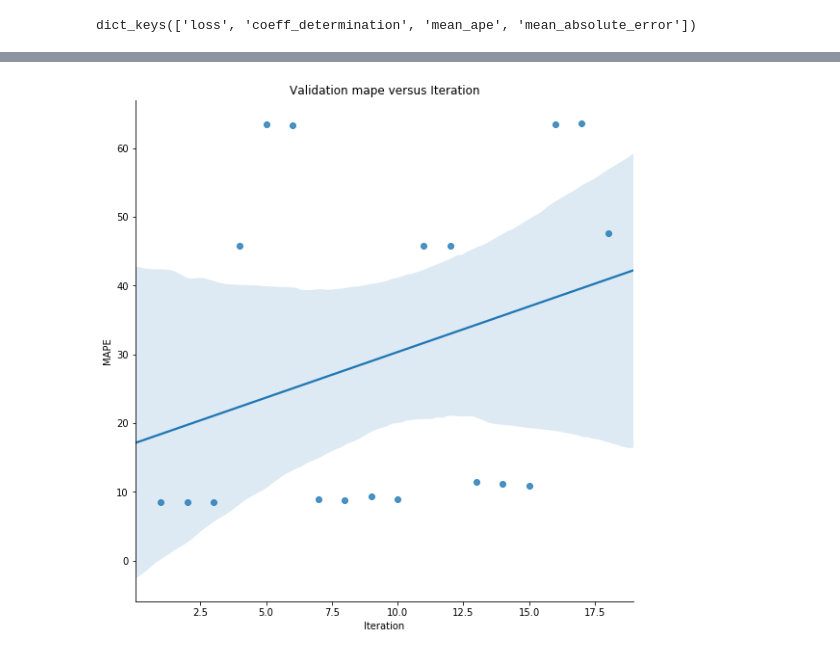
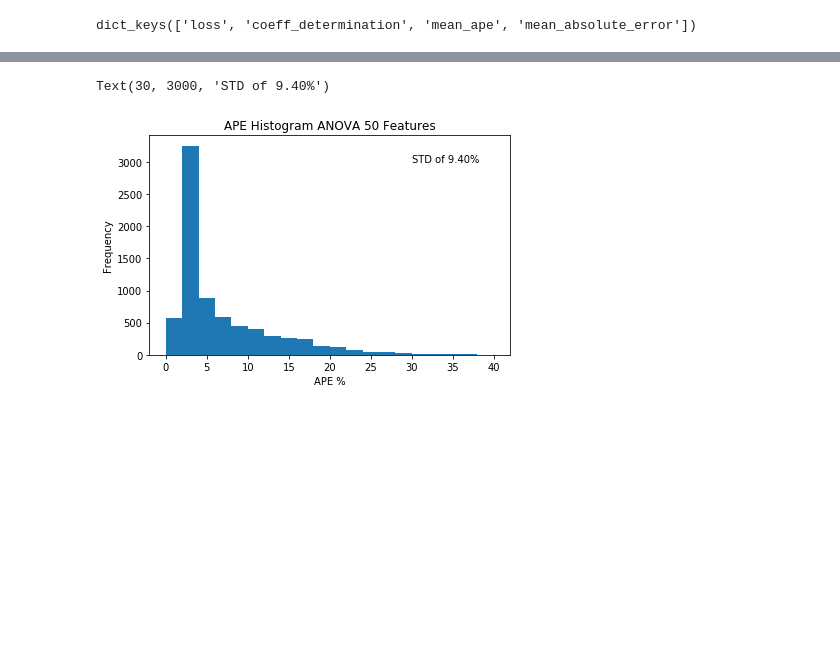
Before and after one commit to xinxinmo/DataXMerckChallenge, a Jupyter notebook: scripts/DATA_X_Baseline_ANN_ANOVA_features.ipynb, the cells around one changed output, grey strips where cells are left out. Saved outputs shown, nothing was run; the diff lists cells and outputs as text; code cells hidden in the pictures; blank space fills up the shorter version.

```diff
--- a/scripts/DATA_X_Baseline_ANN_ANOVA_features.ipynb
+++ b/scripts/DATA_X_Baseline_ANN_ANOVA_features.ipynb
@@ -247,11 +150,13 @@ hyp
-# %%
-# MAPE Score
-#hyp.sort_values('mean_test_score', inplace = True)
-
-# Plot of scores over the course of searching
-#sns.lmplot(hyp.index.values, hyp['MAPE'], data = hyp, hue = 'data', size = 8);
-plot = sns.lmplot('index', 'MAPE',data=hyp, size = 8);
-#plt.scatter(hyp.index, hyp['MAPE'],  marker = '*', s = 400, c = 'blue')
-plt.xlabel('Iteration'); plt.ylabel('MAPE'); plt.title("Validation mape versus Iteration");
-# %% [output]
-[figure, removed]
+# %%
+comparison = np.ravel(np.abs((Y_predict-Y_test)/Y_test*100))
+abs_comparison = np.abs(comparison)
+mask = np.where(abs_comparison>0)
+fig, ax= plt.subplots(1, 1,tight_layout=True)
+ax.hist(comparison,np.linspace(0,40,21))
+ax.set_xlabel('APE %')
+ax.set_ylabel('Frequency')
+ax.set_title('APE Histogram ANOVA 50 Features')
+ax.text(30, 3000)
+# %% [output]
+Text(30, 3000, 'STD of 9.40%')
+[figure, added]
```
Also changed, not shown: parts of 18 cells of this notebook.
